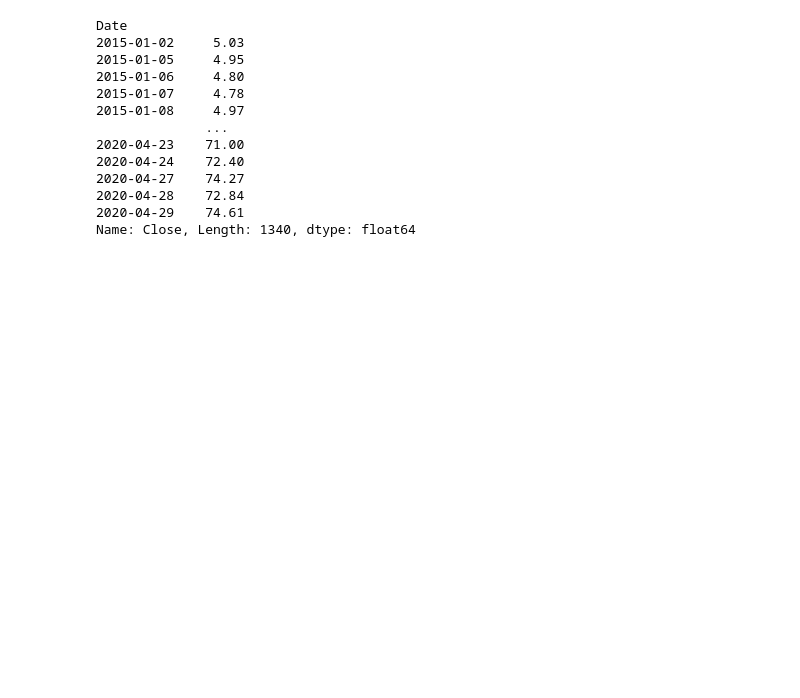
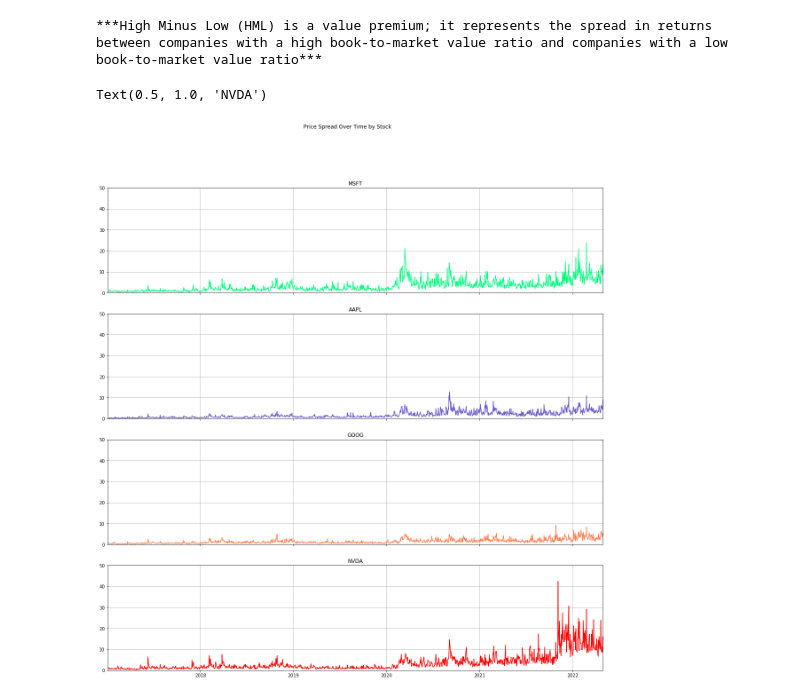
Before and after one commit to rasemanb/Tech-Stock-Analysis, a Jupyter notebook: Project_1/Project-1.ipynb, the cells around one changed output. Cells and saved outputs as stored; diff of their text form; code cells hidden in the pictures; blank space fills up the shorter version.

```diff
--- a/Project_1/Project-1.ipynb
+++ b/Project_1/Project-1.ipynb
@@ -95,17 +136 @@ for i,df in enumerate(dfs):
-# %%
-df['Close']
-# %% [output]
-Date
-2015-01-02     5.03
-2015-01-05     4.95
-2015-01-06     4.80
-2015-01-07     4.78
-2015-01-08     4.97
-              ...
-2020-04-23    71.00
-2020-04-24    72.40
-2020-04-27    74.27
-2020-04-28    72.84
-2020-04-29    74.61
-Name: Close, Length: 1340, dtype: float64
 # %%
@@ -115,0 +154,37 @@ nvda = dfs[3]
+# %%
+# plot for difference in high and low price vs time (Price spread)
+print('***High Minus Low (HML) is a value premium; it represents the spread '
+      'in returns between companies with a high book-to-market value '
+      'ratio and companies with a low book-to-market value ratio***') # From https://www.investopedia.com/terms/h/high_minus_low.asp#:~:text=High%20Minus%20Low%20(HML)%20is%20a%20value%20premium%3B%20it,be%20found%20by%20linear%20regression.
+m = msft['Difference']
+x = msft.index
+a = aapl['Difference']
+g = goog['Difference']
+n = nvda['Difference']
+
+fig, (ax1, ax2, ax3, ax4) = plt.subplots(4, figsize=(20,20),sharex=True)
+fig.suptitle('Price Spread Over Time by Stock')
+ax1.plot(x, m, color='springgreen')
+ax1.grid()
+ax1.set_xlim([xmin,xmax])
+ax1.set_ylim([0,50])
+ax1.set_title('MSFT')
+ax2.plot(x, a, color='slateblue')
+ax2.grid()
+ax2.set_xlim([xmin,xmax])
+ax2.set_ylim([0,50])
+ax2.set_title('AAPL')
+ax3.plot(x,g, color='coral')
+ax3.grid()
+ax3.set_xlim([xmin,xmax])
+ax3.set_ylim([0,50])
+ax3.set_title('GOOG')
+ax4.plot(x,n, color='red')
+ax4.grid()
+ax4.set_xlim([xmin,xmax])
+ax4.set_ylim([0,50])
+ax4.set_title('NVDA')
+# %% [output]
+***High Minus Low (HML) is a value premium; it represents the spread in returns between companies with a high book-to-market value ratio and companies with a low book-to-market value ratio***
+Text(0.5, 1.0, 'NVDA')
+[figure, added]
```
Also changed, not shown: parts of 23 cells of this notebook.
